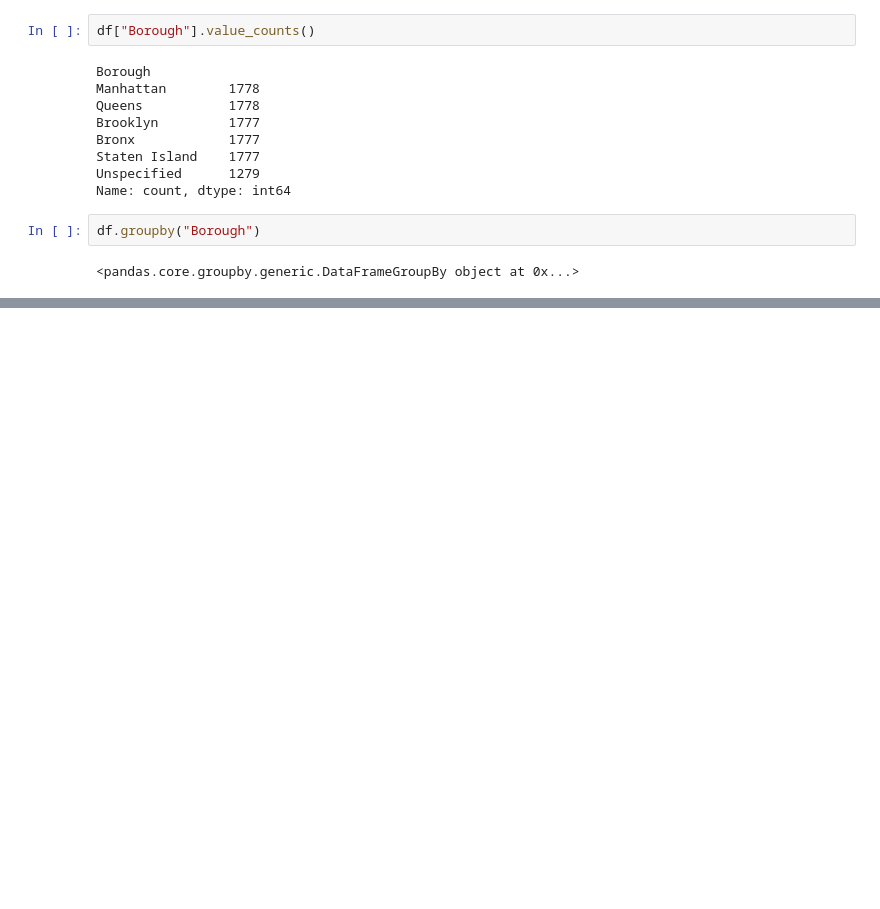
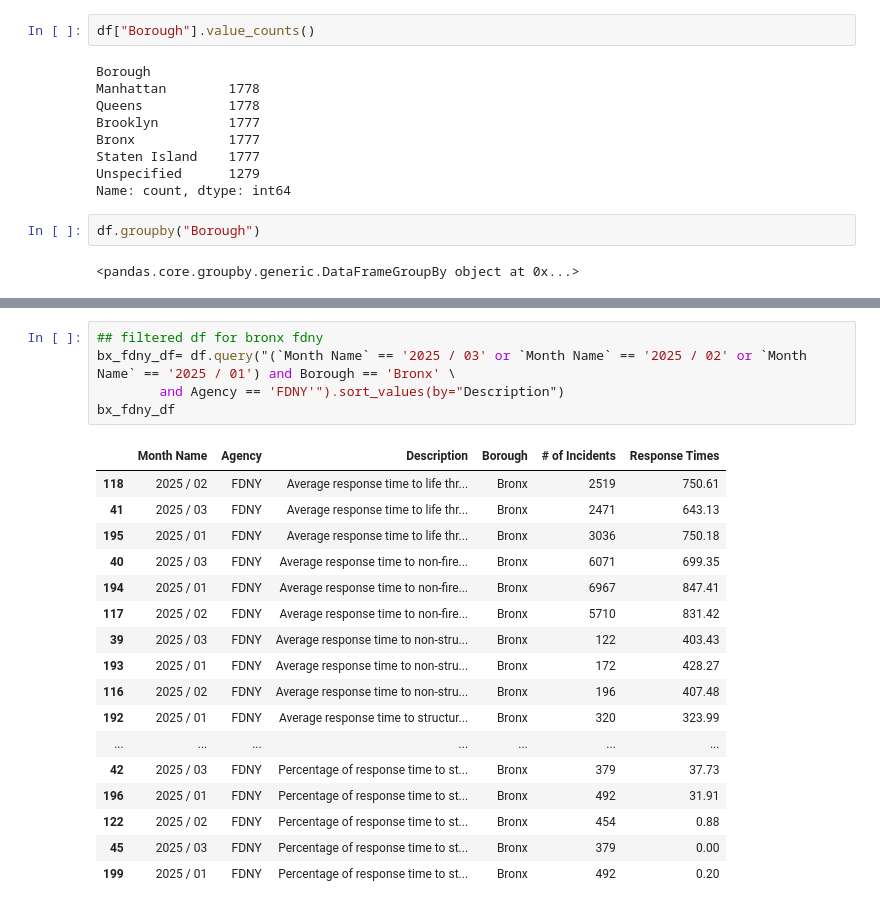
Before and after one commit to shuchi0503/2025-spring-coding-the-news, a Jupyter notebook: final-project/analysis.ipynb, the cells around one changed output, grey strips where cells are left out. Cells and saved outputs as stored; diff of their text form; blank space fills up the shorter version.

```diff
--- a/final-project/analysis.ipynb
+++ b/final-project/analysis.ipynb
@@ -61,0 +384,23 @@ df.groupby("Borough")
+# %%
+## filtered df for bronx fdny
+bx_fdny_df= df.query("(`Month Name` == '2025 / 03' or `Month Name` == '2025 / 02' or `Month Name` == '2025 / 01') and Borough == 'Bronx' \
+        and Agency == 'FDNY'").sort_values(by="Description")
+bx_fdny_df
+# %% [output]
+|  | Month Name | Agency | Description | Borough | # of Incidents | Response Times |
+| 118 | 2025 / 02 | FDNY | Average response time to life thr... | Bronx | 2519 | 750.61 |
+| 41 | 2025 / 03 | FDNY | Average response time to life thr... | Bronx | 2471 | 643.13 |
+| 195 | 2025 / 01 | FDNY | Average response time to life thr... | Bronx | 3036 | 750.18 |
+| 40 | 2025 / 03 | FDNY | Average response time to non-fire... | Bronx | 6071 | 699.35 |
+| 194 | 2025 / 01 | FDNY | Average response time to non-fire... | Bronx | 6967 | 847.41 |
+| 117 | 2025 / 02 | FDNY | Average response time to non-fire... | Bronx | 5710 | 831.42 |
+| 39 | 2025 / 03 | FDNY | Average response time to non-stru... | Bronx | 122 | 403.43 |
+| 193 | 2025 / 01 | FDNY | Average response time to non-stru... | Bronx | 172 | 428.27 |
+| 116 | 2025 / 02 | FDNY | Average response time to non-stru... | Bronx | 196 | 407.48 |
+| 192 | 2025 / 01 | FDNY | Average response time to structur... | Bronx | 320 | 323.99 |
+| ... | ... | ... | ... | ... | ... | ... |
+| 42 | 2025 / 03 | FDNY | Percentage of response time to st... | Bronx | 379 | 37.73 |
+| 196 | 2025 / 01 | FDNY | Percentage of response time to st... | Bronx | 492 | 31.91 |
+| 122 | 2025 / 02 | FDNY | Percentage of response time to st... | Bronx | 454 | 0.88 |
+| 45 | 2025 / 03 | FDNY | Percentage of response time to st... | Bronx | 379 | 0.00 |
+| 199 | 2025 / 01 | FDNY | Percentage of response time to st... | Bronx | 492 | 0.20 |
```
Also changed, not shown: parts of 38 cells of this notebook, 5 other files.
